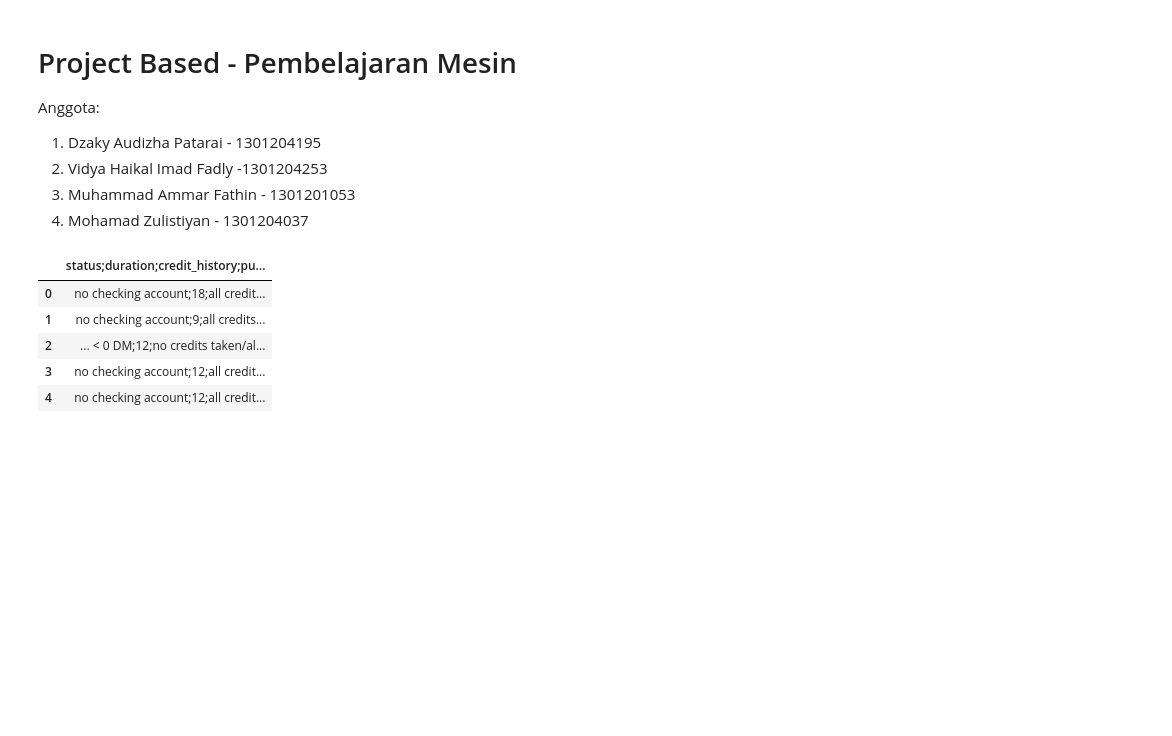
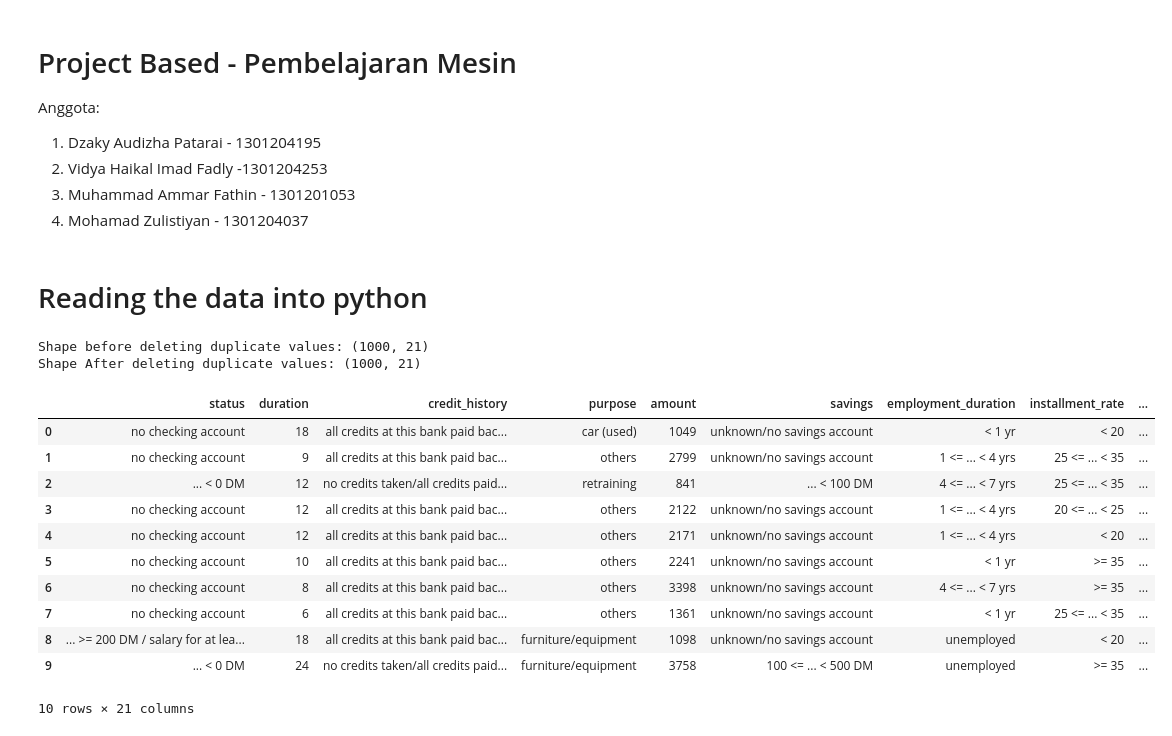
Before and after one commit to ammarff/project-based-german-credit, a Jupyter notebook: project_based.ipynb, the cells around one changed output. Saved outputs shown, nothing was run; the diff lists cells and outputs as text; code cells hidden in the pictures; blank space fills up the shorter version.

```diff
--- a/project_based.ipynb
+++ b/project_based.ipynb
@@ -9,6 +9,8 @@ Anggota:
 2. Vidya Haikal Imad Fadly -1301204253
 3. Muhammad Ammar Fathin - 1301201053
 4. Mohamad Zulistiyan - 1301204037
+# %% [markdown]
+# Reading the data into python
 # %%
 import numpy as np
 import pandas as pd
@@ -16,12 +18,28 @@ import matplotlib.pyplot as plt
 import seaborn as sns
 %matplotlib inline
 # %%
-df = pd.read_csv('https://raw.githubusercontent.com/ammarff/project-based-german-credit/main/dataset/german_credit.csv')
-df.head()
+df = pd.read_csv('https://raw.githubusercontent.com/ammarff/project-based-german-credit/main/dataset/german_credit.csv', sep=';')
+print('Shape before deleting duplicate values:', df.shape)
+
+# Removing duplicate rows if any
+df=df.drop_duplicates()
+print('Shape After deleting duplicate values:', df.shape)
+
+# Printing sample data
+# Start observing the Quantitative/Categorical/Qualitative variables
+df.head(10)
 # %% [output]
+Shape before deleting duplicate values: (1000, 21)
+Shape After deleting duplicate values: (1000, 21)
-|  | status;duration;credit_history;pu... |
-| 0 | no checking account;18;all credit... |
-| 1 | no checking account;9;all credits... |
-| 2 | ... < 0 DM;12;no credits taken/al... |
-| 3 | no checking account;12;all credit... |
-| 4 | no checking account;12;all credit... |
+|  | status | duration | credit_history | purpose | amount | savings | employment_duration | installment_rate | ... |
+| 0 | no checking account | 18 | all credits at this bank paid bac... | car (used) | 1049 | unknown/no savings account | < 1 yr | < 20 | ... |
+| 1 | no checking account | 9 | all credits at this bank paid bac... | others | 2799 | unknown/no savings account | 1 <= ... < 4 yrs | 25 <= ... < 35 | ... |
+| 2 | ... < 0 DM | 12 | no credits taken/all credits paid... | retraining | 841 | ... < 100 DM | 4 <= ... < 7 yrs | 25 <= ... < 35 | ... |
+| 3 | no checking account | 12 | all credits at this bank paid bac... | others | 2122 | unknown/no savings account | 1 <= ... < 4 yrs | 20 <= ... < 25 | ... |
+| 4 | no checking account | 12 | all credits at this bank paid bac... | others | 2171 | unknown/no savings account | 1 <= ... < 4 yrs | < 20 | ... |
+| 5 | no checking account | 10 | all credits at this bank paid bac... | others | 2241 | unknown/no savings account | < 1 yr | >= 35 | ... |
+| 6 | no checking account | 8 | all credits at this bank paid bac... | others | 3398 | unknown/no savings account | 4 <= ... < 7 yrs | >= 35 | ... |
+| 7 | no checking account | 6 | all credits at this bank paid bac... | others | 1361 | unknown/no savings account | < 1 yr | 25 <= ... < 35 | ... |
+| 8 | ... >= 200 DM / salary for at lea... | 18 | all credits at this bank paid bac... | furniture/equipment | 1098 | unknown/no savings account | unemployed | < 20 | ... |
+| 9 | ... < 0 DM | 24 | no credits taken/all credits paid... | furniture/equipment | 3758 | 100 <= ... < 500 DM | unemployed | >= 35 | ... |
+10 rows × 21 columns
```
Also changed, not shown: parts of 63 cells of this notebook.
